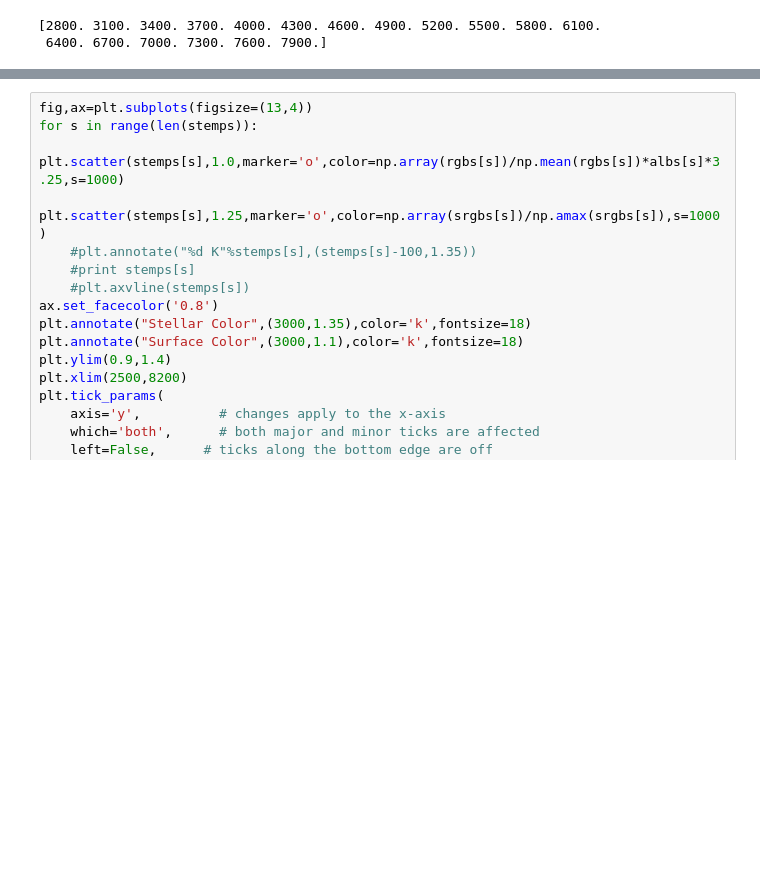
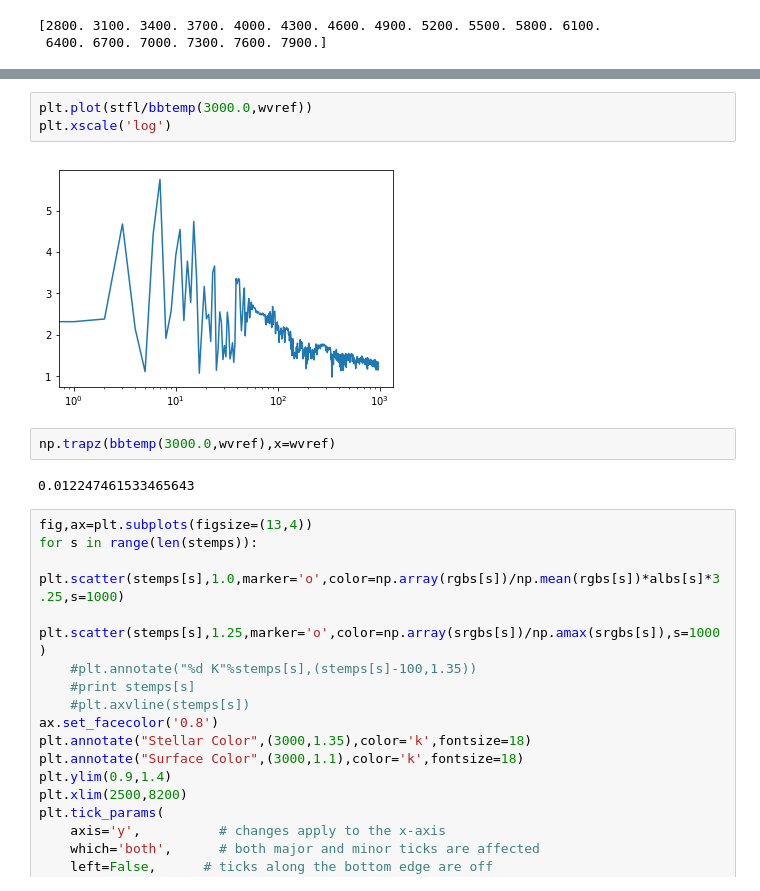
Before and after one commit to alphaparrot/exoplasim-legacy, a Jupyter notebook: plasim/src/specs/combinedspec-ocean.ipynb, the cells around one changed output, grey strips where cells are left out. Saved outputs shown, nothing was run; the diff lists cells and outputs as text; blank space fills up the shorter version.

```diff
--- a/plasim/src/specs/combinedspec-ocean.ipynb
+++ b/plasim/src/specs/combinedspec-ocean.ipynb
@@ -159,3 +187,12 @@ srgbs = cm.specs2rgb(wvref*1e3,np.array(bbs))
+# %%
+plt.plot(stfl/bbtemp(3000.0,wvref))
+plt.xscale('log')
+# %% [output]
+[figure, added]
+# %%
+np.trapz(bbtemp(3000.0,wvref),x=wvref)
+# %% [output]
+0.012247461533465643
 # %%
 fig,ax=plt.subplots(figsize=(13,4))
 for s in range(len(stemps)):
```
Also changed, not shown: parts of 4 cells of this notebook, 10 other files.
